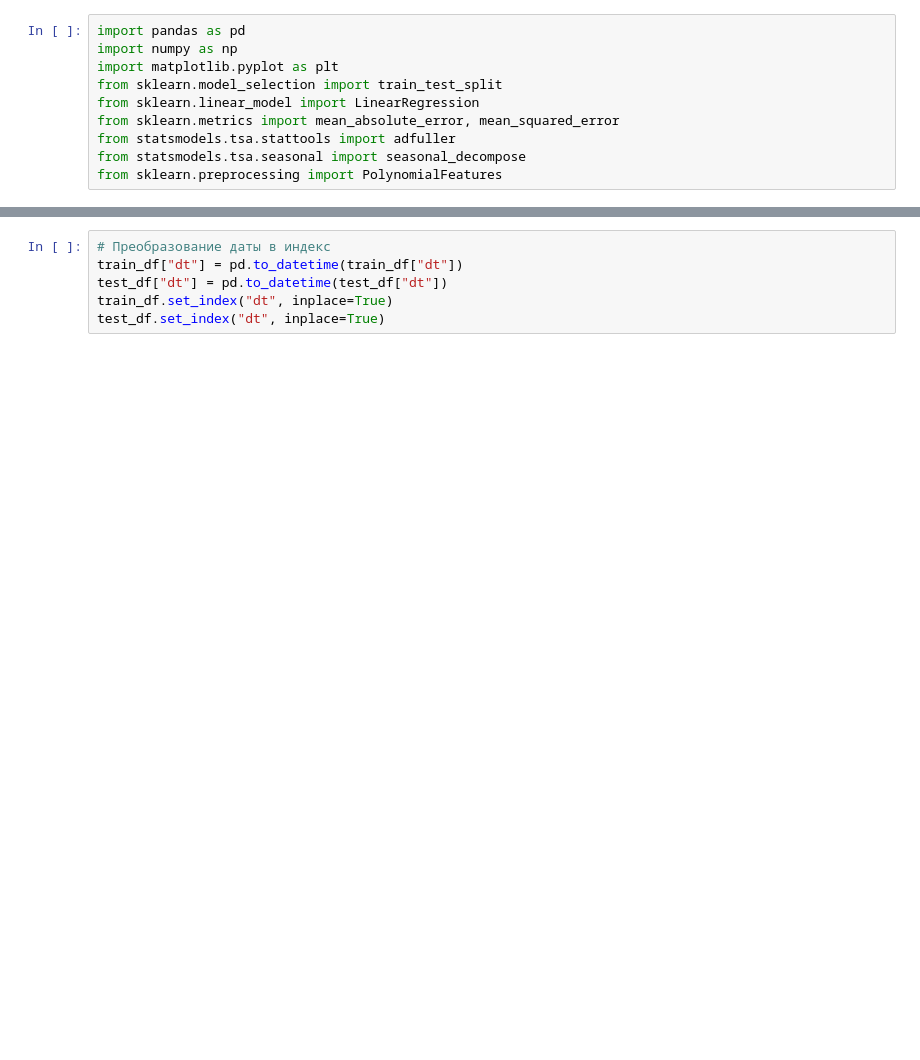
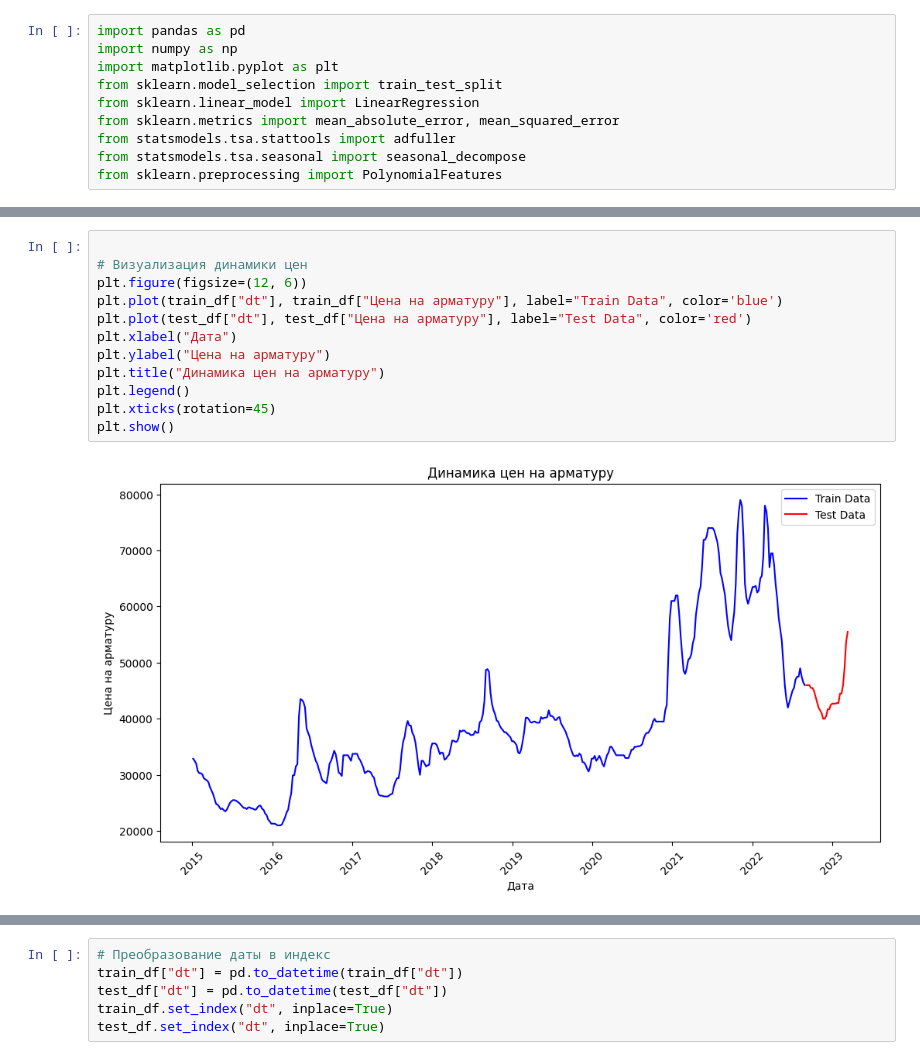
Before and after one commit to EBUSYGIN/ML-3, a Jupyter notebook: Regression.ipynb, the cells around one changed output, grey strips where cells are left out. Saved outputs shown, nothing was run; the diff lists cells and outputs as text; blank space fills up the shorter version.

```diff
--- a/Regression.ipynb
+++ b/Regression.ipynb
@@ -18,0 +79,14 @@ test_df = pd.read_excel(test_path)
+# %%
+
+# Визуализация динамики цен
+plt.figure(figsize=(12, 6))
+plt.plot(train_df["dt"], train_df["Цена на арматуру"], label="Train Data", color='blue')
+plt.plot(test_df["dt"], test_df["Цена на арматуру"], label="Test Data", color='red')
+plt.xlabel("Дата")
+plt.ylabel("Цена на арматуру")
+plt.title("Динамика цен на арматуру")
+plt.legend()
+plt.xticks(rotation=45)
+plt.show()
+# %% [output]
+[figure, added]
```
Also changed, not shown: parts of 14 cells of this notebook.
